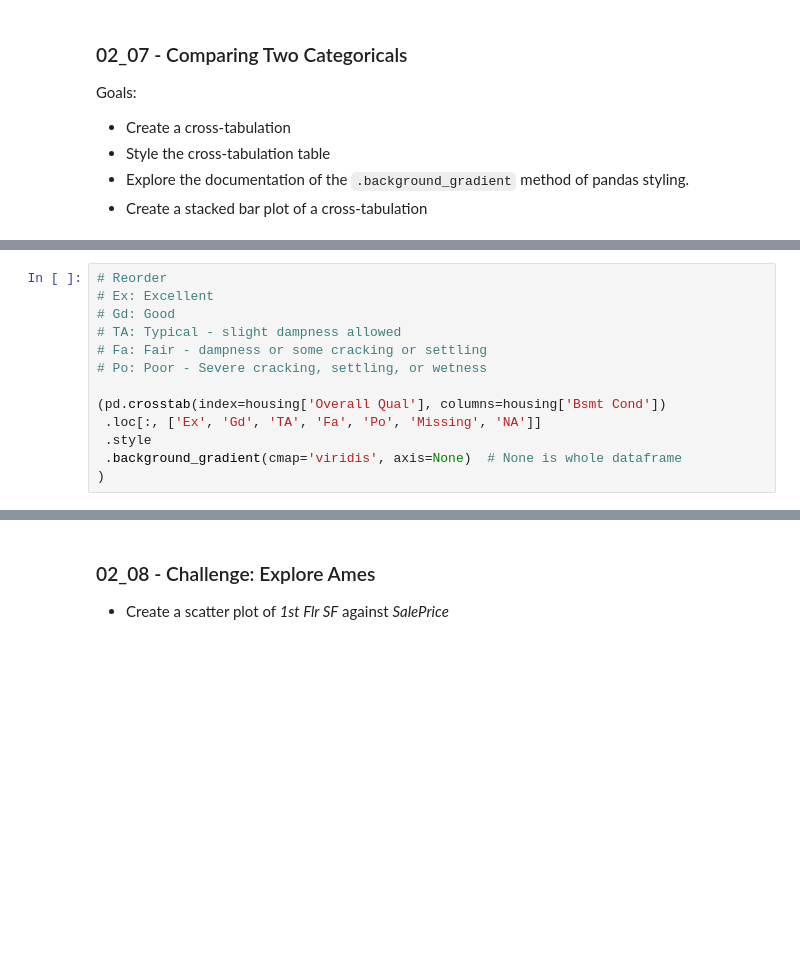
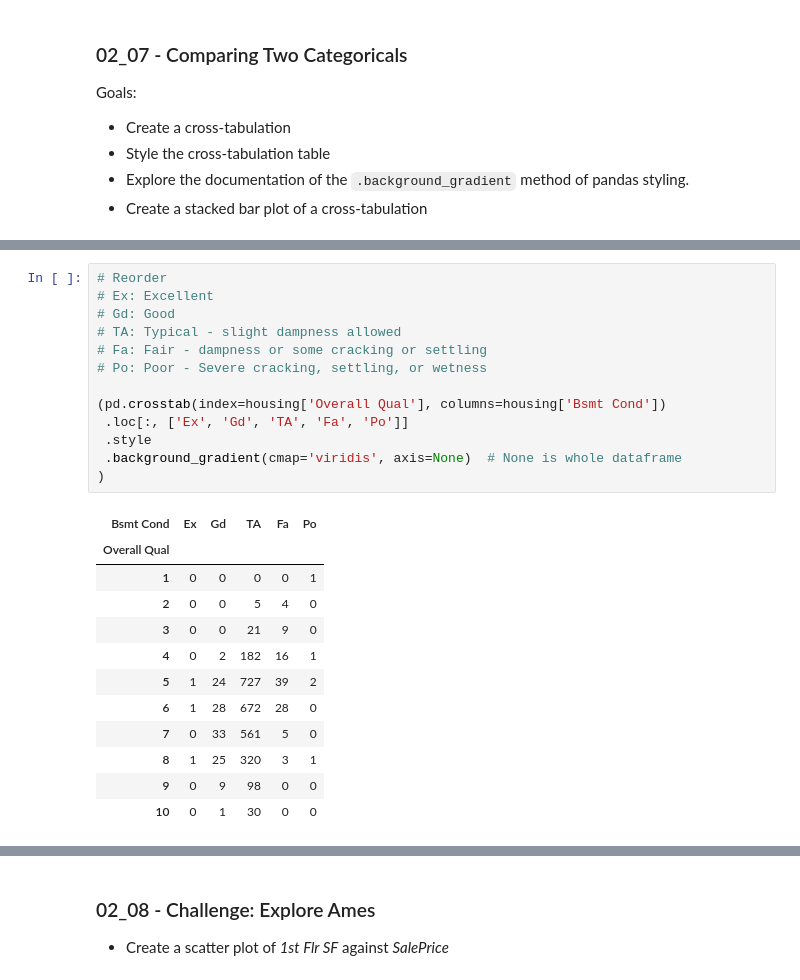
Before and after one commit to tjgrabher/python-statistics-essential-training-4433355, a Jupyter notebook: PyStats.ipynb, the cells around one changed output, grey strips where cells are left out. Cells and saved outputs as stored; diff of their text form; blank space fills up the shorter version.

```diff
--- a/PyStats.ipynb
+++ b/PyStats.ipynb
@@ -1214,16 +1529,29 @@ raw.style.background_gradient?
 # %%
 # Reorder
 # Ex: Excellent
 # Gd: Good
 # TA: Typical - slight dampness allowed
 # Fa: Fair - dampness or some cracking or settling
 # Po: Poor - Severe cracking, settling, or wetness
 
 (pd.crosstab(index=housing['Overall Qual'], columns=housing['Bsmt Cond'])
- .loc[:, ['Ex', 'Gd', 'TA', 'Fa', 'Po', 'Missing', 'NA']]
+ .loc[:, ['Ex', 'Gd', 'TA', 'Fa', 'Po']]
  .style
  .background_gradient(cmap='viridis', axis=None)  # None is whole dataframe
 )
+# %% [output]
+| Bsmt Cond | Ex | Gd | TA | Fa | Po |
+| Overall Qual |  |  |  |  |  |
+| 1 | 0 | 0 | 0 | 0 | 1 |
+| 2 | 0 | 0 | 5 | 4 | 0 |
+| 3 | 0 | 0 | 21 | 9 | 0 |
+| 4 | 0 | 2 | 182 | 16 | 1 |
+| 5 | 1 | 24 | 727 | 39 | 2 |
+| 6 | 1 | 28 | 672 | 28 | 0 |
+| 7 | 0 | 33 | 561 | 5 | 0 |
+| 8 | 1 | 25 | 320 | 3 | 1 |
+| 9 | 0 | 9 | 98 | 0 | 0 |
+| 10 | 0 | 1 | 30 | 0 | 0 |
 # %%
 # Reorder
 # Ex: Excellent
```
Also changed, not shown: parts of 39 cells of this notebook.
